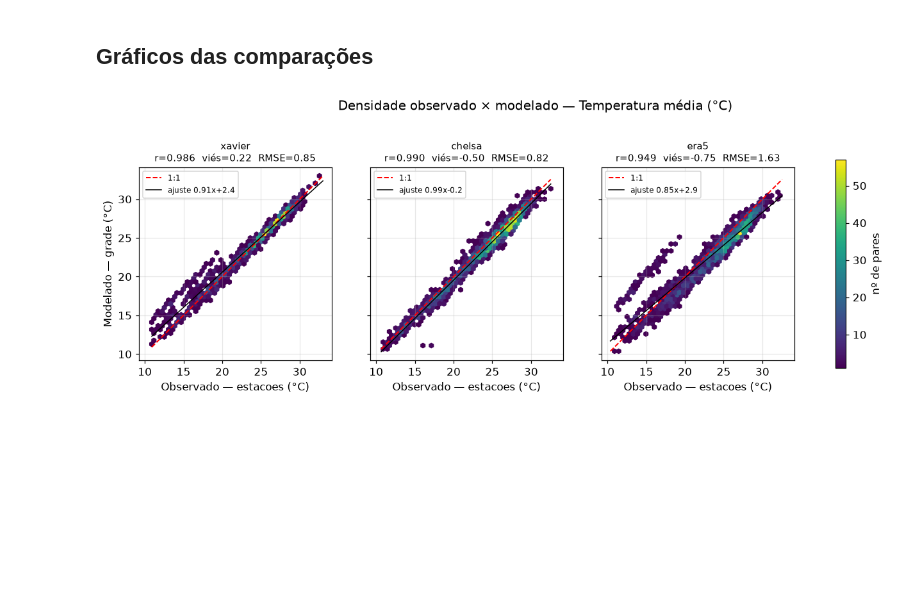
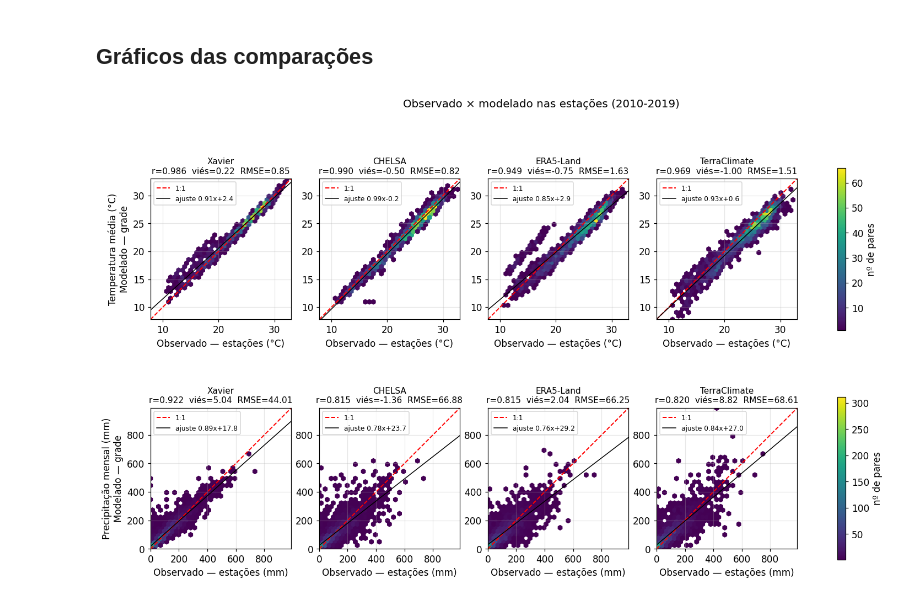
Before and after one commit to fcoliveira-utfpr/climate_for_soil, a Jupyter notebook: validacao/comparacao_v1.ipynb, the cells around one changed output. Cells and saved outputs as stored; diff of their text form; code cells hidden in the pictures; blank space fills up the shorter version.

```diff
--- a/validacao/comparacao_v1.ipynb
+++ b/validacao/comparacao_v1.ipynb
@@ -12,7 +12,7 @@ import matplotlib.pyplot as plt
 warnings.filterwarnings("ignore")
 mpl.rcParams.update({
     "figure.dpi": 110,
-    "savefig.dpi": 300,
+    "savefig.dpi": 150,
     "savefig.bbox": "tight",
     "font.size": 11,
     "axes.grid": True,
@@ -31,6 +31,7 @@ ARQUIVOS_BASES = {
     "xavier": "dados_xavier_estacoes_1991_2020.csv",
     "chelsa": "dados_chelsa.csv",
     "era5": "dados_era5.csv",
+    "terraclimate": "dados_terraclimate.csv",
 }
 
 print("Arquivos encontrados:")
@@ -149,7 +152,7 @@ def padronizar_referencia(dfs):
 PADR = {}
 if "estacoes" in BASES:
     PADR["estacoes"] = padronizar_estacoes(BASES["estacoes"])
-for apelido in ("xavier", "chelsa", "era5"):
+for apelido in ("xavier", "chelsa", "era5", "terraclimate"):
     if apelido in BASES:
         PADR[apelido] = padronizar_referencia(BASES[apelido])
 
@@ -165,7 +168,7 @@ for ap, df in PADR_CORTADO.items():
 
 # coordenadas das estações (vêm de uma base de referência que as tenha)
 COORD = None
-for ap in ("xavier", "chelsa", "era5"):
+for ap in ("xavier", "chelsa", "era5", "terraclimate"):
     if ap in PADR_CORTADO and PADR_CORTADO[ap]["Latitude"].notna().any():
         COORD = (PADR_CORTADO[ap][["Codigo", "Nome", "UF", "Latitude",
                                    "Longitude", "Altitude"]]
@@ -173,11 +176,18 @@ for ap in ("xavier", "chelsa", "era5"):
         break
 
 # rótulos e cores usados nos gráficos
-CORES = {"xavier": "#1f77b4", "chelsa": "#2ca02c", "era5": "#d62728"}
+CORES = {"xavier": "#1f77b4", "chelsa": "#2ca02c", "era5": "#d62728",
+         "terraclimate": "#ff7f0e"}
+NOMES_BASE = {"xavier": "Xavier", "chelsa": "CHELSA", "era5": "ERA5-Land",
+              "terraclimate": "TerraClimate"}
 NOMES_VAR = {"tmed": "Temperatura média (°C)",
              "pr_mes": "Precipitação mensal (mm)"}
 UNID = {"tmed": "°C", "pr_mes": "mm"}
-REFS = [b for b in ("xavier", "chelsa", "era5") if b in PADR_CORTADO]
+REFS = [b for b in ("xavier", "chelsa", "era5", "terraclimate") if b in PADR_CORTADO]
+
+# figuras salvas para o relatório
+FIG = Path("figuras")
+FIG.mkdir(exist_ok=True)
 # %% [output]
 Período comum: 2010-01 -> 2019-12 (120 meses)
   [estacoes] 2640 linhas | 22 estações
@@ -368,32 +379,40 @@ três nas duas variáveis. Esta análise cobre só temperatura média e precipit
 # %% [markdown]
 ## Gráficos das comparações
 # %%
-def plot_densidade(var, base_obs="estacoes"):
-    fig, axes = plt.subplots(1, len(REFS), figsize=(5 * len(REFS), 4.8),
-                             sharex=True, sharey=True)
-    axes = np.atleast_1d(axes)
-    hb = None
-    for ax, mod in zip(axes, REFS):
-        par = emparelhar(base_obs, mod, var)
-        o, m = par[f"{var}_obs"].values, par[f"{var}_mod"].values
-        hb = ax.hexbin(o, m, gridsize=40, cmap="viridis", mincnt=1)
-        lo, hi = float(min(o.min(), m.min())), float(max(o.max(), m.max()))
-        ax.plot([lo, hi], [lo, hi], "r--", lw=1.3, label="1:1")
-        a, b = np.polyfit(o, m, 1)
-        ax.plot([lo, hi], [a * lo + b, a * hi + b], "k-", lw=1,
-                label=f"ajuste {a:.2f}x{b:+.1f}")
-        d = _todas_metricas(o, m)
-        ax.set_title(f"{mod}\nr={d['r']:.3f}  viés={d['Bias']:.2f}  "
-                     f"RMSE={d['RMSE']:.2f}", fontsize=10)
-        ax.set_xlabel(f"Observado — {base_obs} ({UNID[var]})")
-        ax.set_aspect("equal", "box")
-        ax.legend(fontsize=8, loc="upper left")
-    axes[0].set_ylabel(f"Modelado — grade ({UNID[var]})")
-    fig.colorbar(hb, ax=axes, label="nº de pares", shrink=0.8)
-    fig.suptitle(f"Densidade observado × modelado — {NOMES_VAR[var]}",
-                 fontsize=13)
+def plot_densidade(variaveis=("tmed", "pr_mes"), base_obs="estacoes"):
+    """Observado × modelado: uma linha por variável, uma coluna por base."""
+    fig, axes = plt.subplots(len(variaveis), len(REFS),
+                             figsize=(4.3 * len(REFS), 4.5 * len(variaveis)),
+                             squeeze=False)
+    for lin, var in enumerate(variaveis):
+        pares = {mod: emparelhar(base_obs, mod, var) for mod in REFS}
+        tudo = np.concatenate([np.r_[p[f"{var}_obs"].values, p[f"{var}_mod"].values]
+                               for p in pares.values()])
+        lo, hi = float(tudo.min()), float(tudo.max())   # mesma escala na linha
+        hb = None
+        for col, mod in enumerate(REFS):
+            ax = axes[lin, col]
+            o = pares[mod][f"{var}_obs"].values
+            m = pares[mod][f"{var}_mod"].values
+            hb = ax.hexbin(o, m, gridsize=35, cmap="viridis", mincnt=1,
+                           extent=(lo, hi, lo, hi))
+            ax.plot([lo, hi], [lo, hi], "r--", lw=1.3, label="1:1")
+            a, b = np.polyfit(o, m, 1)
+            ax.plot([lo, hi], [a * lo + b, a * hi + b], "k-", lw=1,
+                    label=f"ajuste {a:.2f}x{b:+.1f}")
+            d = _todas_metricas(o, m)
+            ax.set_title(f"{NOMES_BASE[mod]}\nr={d['r']:.3f}  viés={d['Bias']:.2f}  "
+                         f"RMSE={d['RMSE']:.2f}", fontsize=10)
+            ax.set_xlim(lo, hi); ax.set_ylim(lo, hi)
+            ax.set_aspect("equal", "box")
+            ax.set_xlabel(f"Observado — estações ({UNID[var]})")
+            if col == 0:
+                ax.set_ylabel(f"{NOMES_VAR[var]}\nModelado — grade")
+            ax.legend(fontsize=8, loc="upper left")
+        fig.colorbar(hb, ax=axes[lin, :].tolist(), label="nº de pares", shrink=0.85)
+    fig.suptitle("Observado × modelado nas estações (2010-2019)", fontsize=13)
+    fig.savefig(FIG / "dispersao_tmed_pr.png")
 
-for v in ("tmed", "pr_mes"):
-    plot_densidade(v)
+plot_densidade()
 # %% [output]
-[figure, old version]
+[figure, new version]
```
Also changed, not shown: parts of 11 cells of this notebook, 15 other files.
